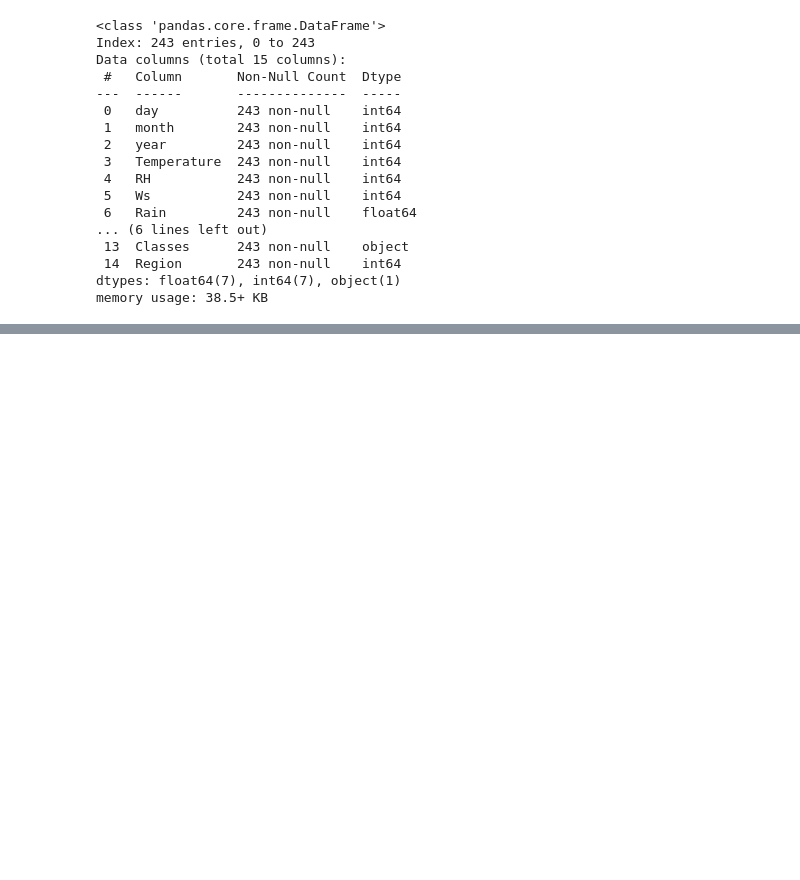
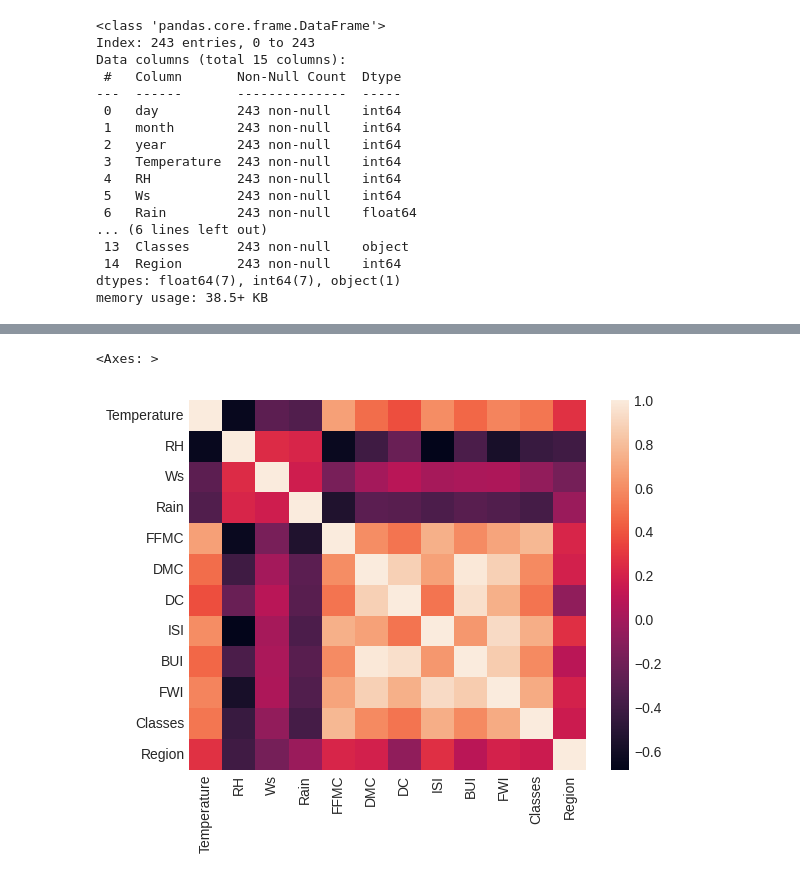
Before and after one commit to tarupathak30/machine_learning_algorithms, a Jupyter notebook: RidgeAndLassoRegression/EDA&FeatureEngineering.ipynb, the cells around one changed output, grey strips where cells are left out. Cells and saved outputs as stored; diff of their text form; code cells hidden in the pictures; blank space fills up the shorter version.

```diff
--- a/RidgeAndLassoRegression/EDA&FeatureEngineering.ipynb
+++ b/RidgeAndLassoRegression/EDA&FeatureEngineering.ipynb
@@ -224,0 +342,5 @@ dataset.to_csv('Algerian_forest_fires_dataset_afterEDA.csv')
+# %%
+sns.heatmap(dataset_copy.corr())
+# %% [output]
+<Axes: >
+[figure, added]
```
Also changed, not shown: parts of 18 cells of this notebook.
